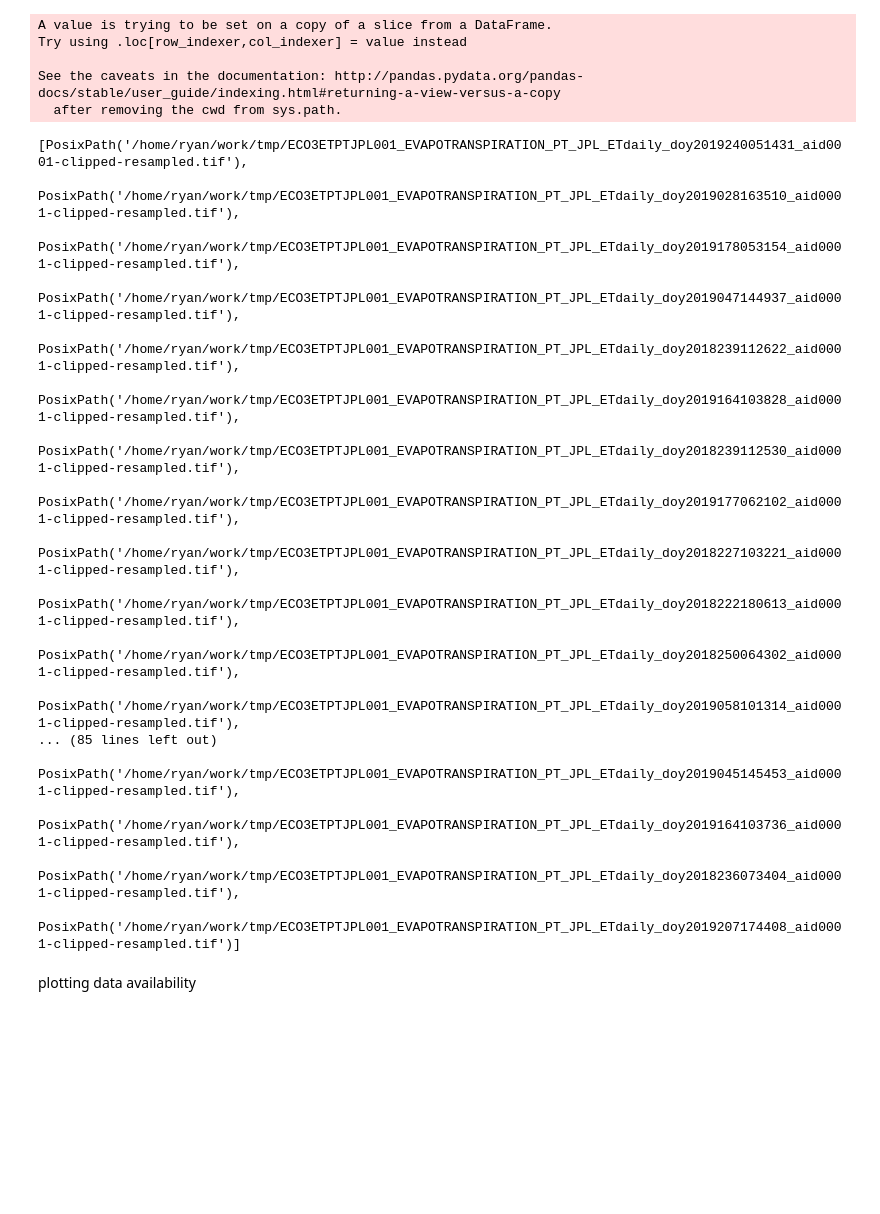
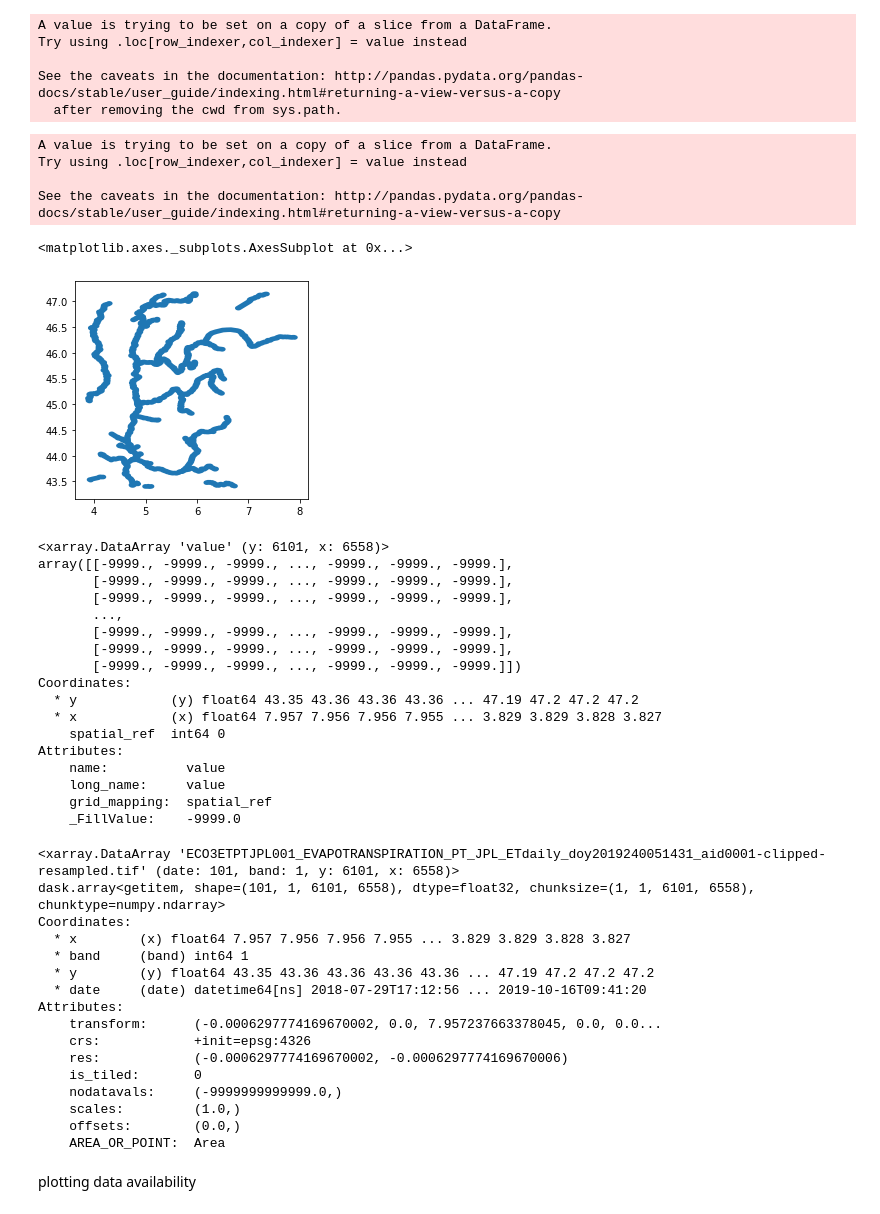
Before and after one commit to ecohydro/rhone-ecostress, a Jupyter notebook: notebooks/ECOSTRESS_Stacking.ipynb, the cells around one changed output. Saved outputs shown, nothing was run; the diff lists cells and outputs as text; code cells hidden in the pictures; blank space fills up the shorter version.

```diff
--- a/notebooks/ECOSTRESS_Stacking.ipynb
+++ b/notebooks/ECOSTRESS_Stacking.ipynb
@@ -129,23 +129,3 @@ if resampled_scene_paths == []:
     resampled_scene_paths = [i.result() for i in result_future]
 
     client.restart()
-# %%
-resampled_scene_paths
-# %% [output]
-[PosixPath('/home/ryan/work/tmp/ECO3ETPTJPL001_EVAPOTRANSPIRATION_PT_JPL_ETdaily_doy2019240051431_aid0001-clipped-resampled.tif'),
- PosixPath('/home/ryan/work/tmp/ECO3ETPTJPL001_EVAPOTRANSPIRATION_PT_JPL_ETdaily_doy2019028163510_aid0001-clipped-resampled.tif'),
- PosixPath('/home/ryan/work/tmp/ECO3ETPTJPL001_EVAPOTRANSPIRATION_PT_JPL_ETdaily_doy2019178053154_aid0001-clipped-resampled.tif'),
- PosixPath('/home/ryan/work/tmp/ECO3ETPTJPL001_EVAPOTRANSPIRATION_PT_JPL_ETdaily_doy2019047144937_aid0001-clipped-resampled.tif'),
- PosixPath('/home/ryan/work/tmp/ECO3ETPTJPL001_EVAPOTRANSPIRATION_PT_JPL_ETdaily_doy2018239112622_aid0001-clipped-resampled.tif'),
- PosixPath('/home/ryan/work/tmp/ECO3ETPTJPL001_EVAPOTRANSPIRATION_PT_JPL_ETdaily_doy2019164103828_aid0001-clipped-resampled.tif'),
- PosixPath('/home/ryan/work/tmp/ECO3ETPTJPL001_EVAPOTRANSPIRATION_PT_JPL_ETdaily_doy2018239112530_aid0001-clipped-resampled.tif'),
- PosixPath('/home/ryan/work/tmp/ECO3ETPTJPL001_EVAPOTRANSPIRATION_PT_JPL_ETdaily_doy2019177062102_aid0001-clipped-resampled.tif'),
- PosixPath('/home/ryan/work/tmp/ECO3ETPTJPL001_EVAPOTRANSPIRATION_PT_JPL_ETdaily_doy2018227103221_aid0001-clipped-resampled.tif'),
- PosixPath('/home/ryan/work/tmp/ECO3ETPTJPL001_EVAPOTRANSPIRATION_PT_JPL_ETdaily_doy2018222180613_aid0001-clipped-resampled.tif'),
- PosixPath('/home/ryan/work/tmp/ECO3ETPTJPL001_EVAPOTRANSPIRATION_PT_JPL_ETdaily_doy2018250064302_aid0001-clipped-resampled.tif'),
- PosixPath('/home/ryan/work/tmp/ECO3ETPTJPL001_EVAPOTRANSPIRATION_PT_JPL_ETdaily_doy2019058101314_aid0001-clipped-resampled.tif'),
-... (85 lines left out)
- PosixPath('/home/ryan/work/tmp/ECO3ETPTJPL001_EVAPOTRANSPIRATION_PT_JPL_ETdaily_doy2019045145453_aid0001-clipped-resampled.tif'),
- PosixPath('/home/ryan/work/tmp/ECO3ETPTJPL001_EVAPOTRANSPIRATION_PT_JPL_ETdaily_doy2019164103736_aid0001-clipped-resampled.tif'),
- PosixPath('/home/ryan/work/tmp/ECO3ETPTJPL001_EVAPOTRANSPIRATION_PT_JPL_ETdaily_doy2018236073404_aid0001-clipped-resampled.tif'),
- PosixPath('/home/ryan/work/tmp/ECO3ETPTJPL001_EVAPOTRANSPIRATION_PT_JPL_ETdaily_doy2019207174408_aid0001-clipped-resampled.tif')]
@@ -152,3 +136,56 @@ resampled_scene_paths
+# %%
+from geocube.api.core import make_geocube
+france_rivers_df['value'] = 1 # allow sus to make non empty dataset, required for resampling
+river_arr = make_geocube(vector_data=france_rivers_df, resolution=resolution)['value']
+# %% [output]
+A value is trying to be set on a copy of a slice from a DataFrame.
+Try using .loc[row_indexer,col_indexer] = value instead
+
+See the caveats in the documentation: http://pandas.pydata.org/pandas-docs/stable/user_guide/indexing.html#returning-a-view-versus-a-copy
+# %%
+france_rivers_df.plot()
+# %% [output]
+<matplotlib.axes._subplots.AxesSubplot at 0x...>
+[figure, added]
+# %%
+river_arr.where(river_arr==river_arr.attrs['_FillValue'], 0)
+# %% [output]
+<xarray.DataArray 'value' (y: 6101, x: 6558)>
+array([[-9999., -9999., -9999., ..., -9999., -9999., -9999.],
+       [-9999., -9999., -9999., ..., -9999., -9999., -9999.],
+       [-9999., -9999., -9999., ..., -9999., -9999., -9999.],
+       ...,
+       [-9999., -9999., -9999., ..., -9999., -9999., -9999.],
+       [-9999., -9999., -9999., ..., -9999., -9999., -9999.],
+       [-9999., -9999., -9999., ..., -9999., -9999., -9999.]])
+Coordinates:
+  * y            (y) float64 43.35 43.36 43.36 43.36 ... 47.19 47.2 47.2 47.2
+  * x            (x) float64 7.957 7.956 7.956 7.955 ... 3.829 3.829 3.828 3.827
+    spatial_ref  int64 0
+Attributes:
+    name:          value
+    long_name:     value
+    grid_mapping:  spatial_ref
+    _FillValue:    -9999.0
+# %%
+et_tseries
+# %% [output]
+<xarray.DataArray 'ECO3ETPTJPL001_EVAPOTRANSPIRATION_PT_JPL_ETdaily_doy2019240051431_aid0001-clipped-resampled.tif' (date: 101, band: 1, y: 6101, x: 6558)>
+dask.array<getitem, shape=(101, 1, 6101, 6558), dtype=float32, chunksize=(1, 1, 6101, 6558), chunktype=numpy.ndarray>
+Coordinates:
+  * x        (x) float64 7.957 7.956 7.956 7.955 ... 3.829 3.829 3.828 3.827
+  * band     (band) int64 1
+  * y        (y) float64 43.35 43.36 43.36 43.36 43.36 ... 47.19 47.2 47.2 47.2
+  * date     (date) datetime64[ns] 2018-07-29T17:12:56 ... 2019-10-16T09:41:20
+Attributes:
+    transform:      (-0.0006297774169670002, 0.0, 7.957237663378045, 0.0, 0.0...
+    crs:            +init=epsg:4326
+    res:            (-0.0006297774169670002, -0.0006297774169670006)
+    is_tiled:       0
+    nodatavals:     (-9999999999999.0,)
+    scales:         (1.0,)
+    offsets:        (0.0,)
+    AREA_OR_POINT:  Area
 # %% [markdown]
 plotting data availability
 # %%
```
Also changed, not shown: parts of 2 cells of this notebook, 2 other files.
